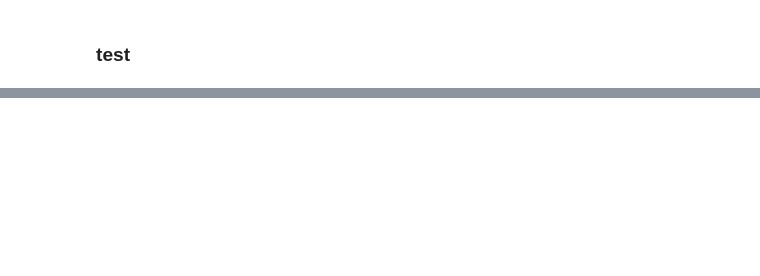
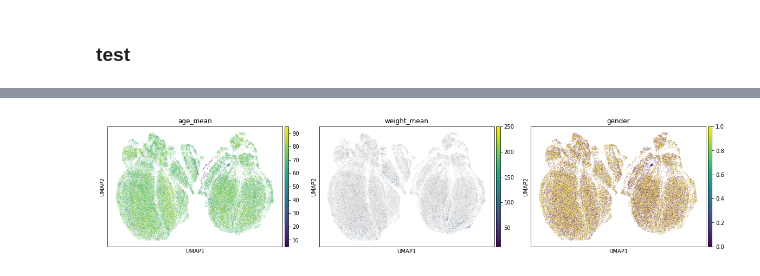
Before and after one commit to theislab/ehrapy-datasets, a Jupyter notebook: diabetes_130/diabetes_130.ipynb, the cells around one changed output, grey strips where cells are left out. Saved outputs shown, nothing was run; the diff lists cells and outputs as text; code cells hidden in the pictures; blank space fills up the shorter version.

```diff
--- a/diabetes_130/diabetes_130.ipynb
+++ b/diabetes_130/diabetes_130.ipynb
@@ -329,0 +479,4 @@ adata
+# %%
+ep.pl.umap(adata, color=["age_mean", "weight_mean", "gender"], wspace=0.1)
+# %% [output]
+[figure, added]
```
Also changed, not shown: parts of 48 cells of this notebook.
